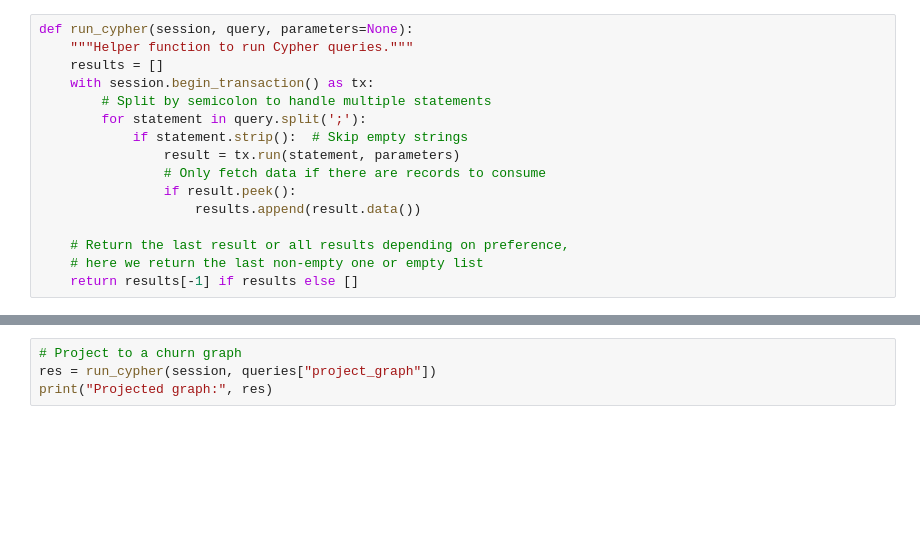
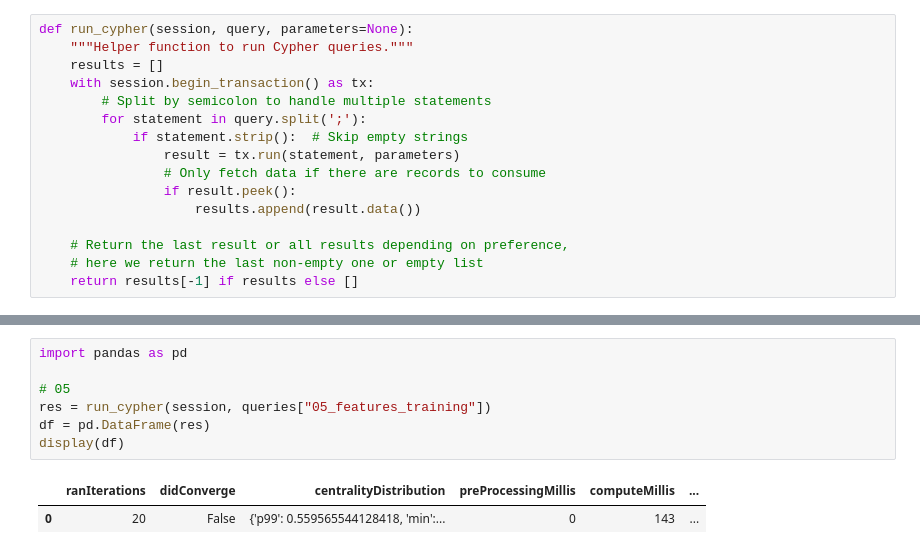
Before and after one commit to pedroleitao-neo4j/finance-churn, a Jupyter notebook: train-evaluate.ipynb, the cells around one changed output, grey strips where cells are left out. Cells and saved outputs as stored; diff of their text form; blank space fills up the shorter version.

```diff
--- a/train-evaluate.ipynb
+++ b/train-evaluate.ipynb
@@ -186,4 +348,10 @@ CypherSyntaxError: {neo4j_code: Neo.ClientError.Statement.SyntaxError} {message:
 # %%
-# Project to a churn graph
-res = run_cypher(session, queries["project_graph"])
-print("Projected graph:", res)
+import pandas as pd
+
+# 05
+res = run_cypher(session, queries["05_features_training"])
+df = pd.DataFrame(res)
+display(df)
+# %% [output]
+|  | ranIterations | didConverge | centralityDistribution | preProcessingMillis | computeMillis | ... |
+| 0 | 20 | False | {'p99': 0.559565544128418, 'min':... | 0 | 143 | ... |
```
Also changed, not shown: parts of 21 cells of this notebook, 2 other files.
